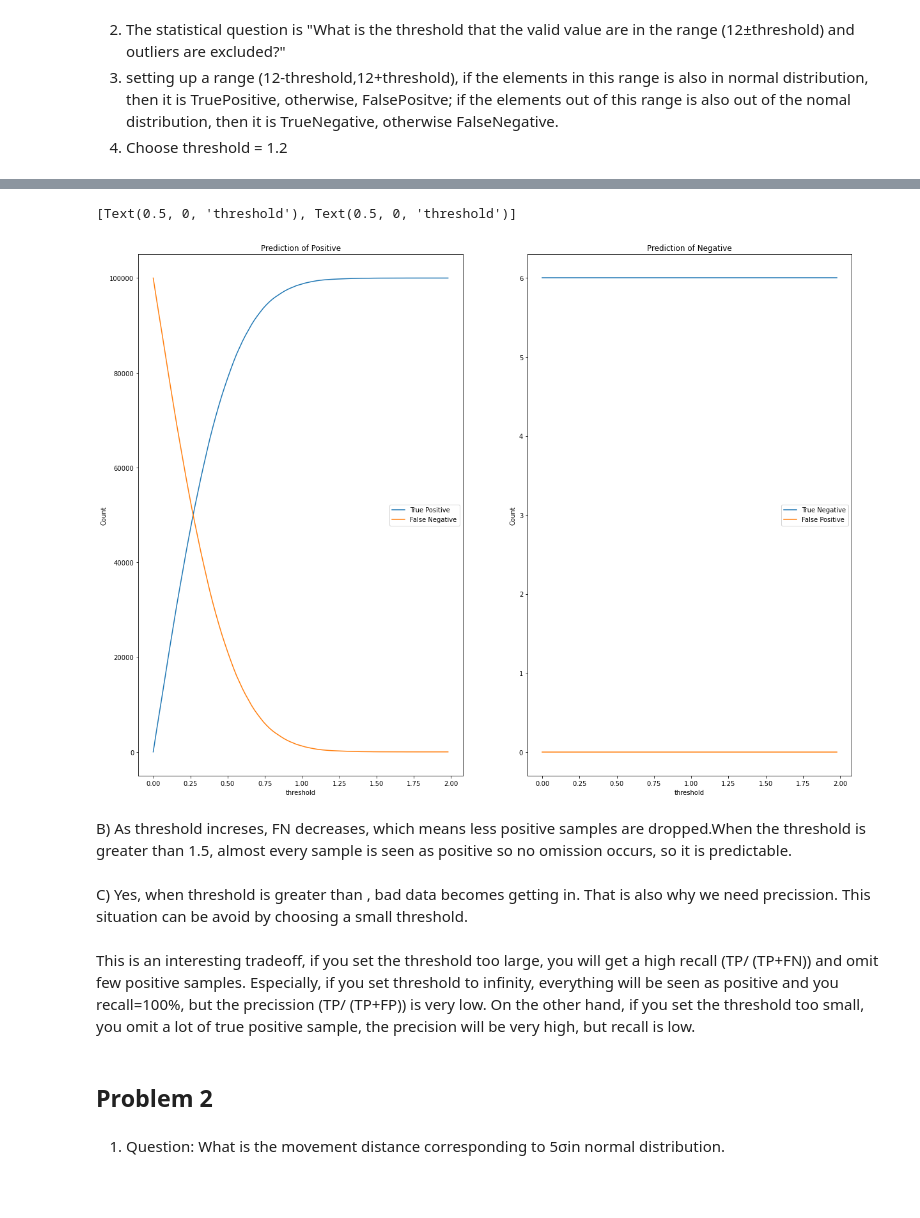
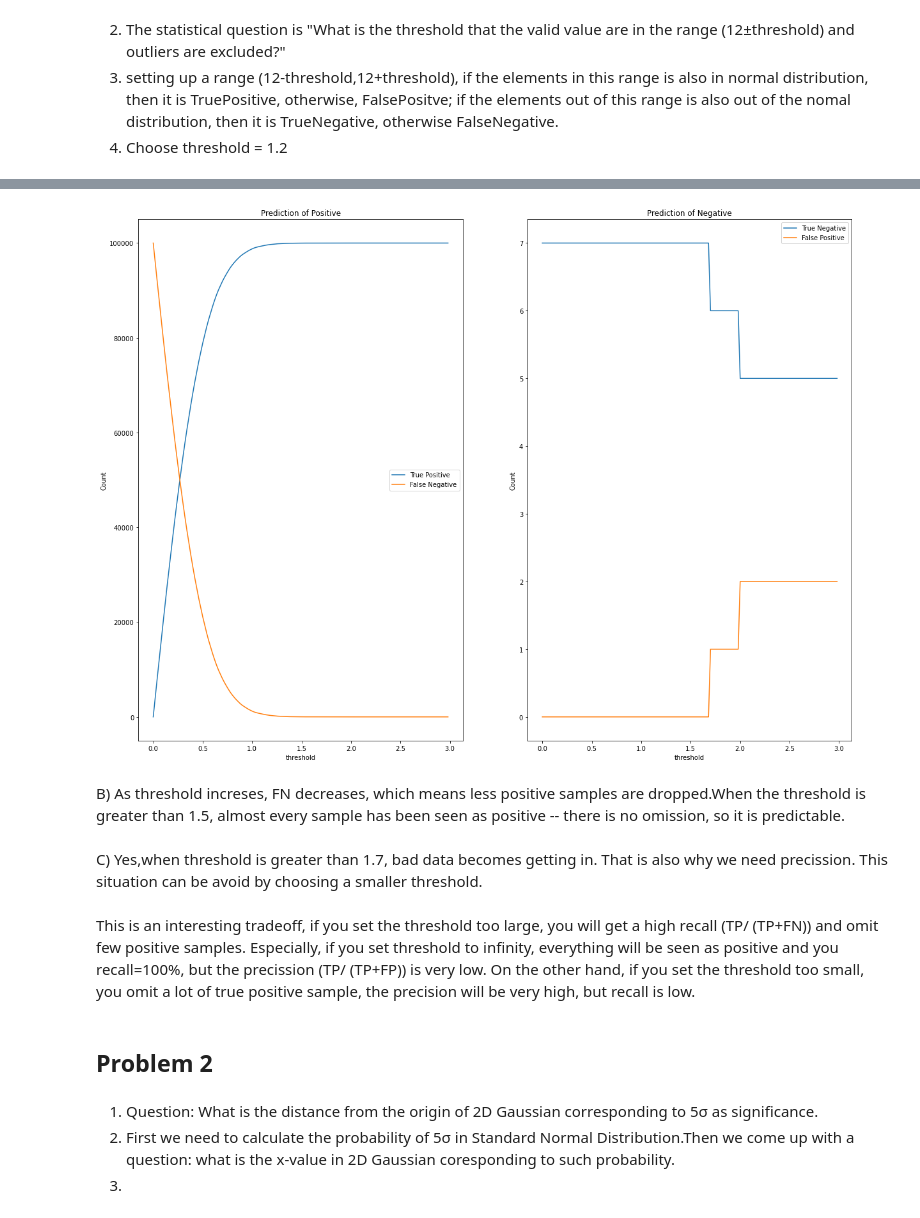
Before and after one commit to Noam-91/Advanced-Data-Analysis-Techniques-for-Large-Datasets, a Jupyter notebook: Lab 3.ipynb, the cells around one changed output, grey strips where cells are left out. Drawn from its saved outputs; the diff is of its cells as text; code cells hidden in the pictures; blank space fills up the shorter version.

```diff
--- a/Lab 3.ipynb
+++ b/Lab 3.ipynb
@@ -98,38 +98,37 @@ pd.DataFrame({"True T": [TP,FN],"Bad T":[FP,TN]},index=['Your Test Good','Your T
 # %%
-thresholds = np.arange(0,2,.02)
+# plt.rcParams["figure.figsize"] = (12,30)
+thresholds = np.arange(0,3,.02)
 fig,ax=plt.subplots(1, 2)
 posList = []
 negList = []
 for threshold in thresholds:
     TP,FP,FN,TN = eval(threshold,d,outliers,validValue)
     posList.append([TP,FP])
     negList.append([TN,FN])
 
 posList = np.transpose(posList,(1,0))
 negList = np.transpose(negList,(1,0))
 
 ax[0].plot(thresholds,posList[0],label="True Positive")
 ax[0].plot(thresholds,negList[1],label="False Negative")
 ax[1].plot(thresholds,negList[0],label="True Negative")
 ax[1].plot(thresholds,posList[1],label="False Positive")
 ax[0].set_xlabel("Threshold")
 ax[0].set_ylabel("Count")
 ax[1].set_xlabel("Threshold")
 ax[1].set_ylabel("Count")
 ax[0].legend()
 ax[1].legend()
 ax[0].set_title("Prediction of Positive")
 ax[1].set_title("Prediction of Negative")
 plt.setp(ax,xlabel="threshold")
+plt.show()
 # %% [output]
-[Text(0.5, 0, 'threshold'), Text(0.5, 0, 'threshold')]
-[figure, old version]
+[figure, new version]
 # %% [markdown]
-B) As threshold increses, FN decreases, which means less positive samples are dropped.When the threshold is greater than 1.5, almost every sample is seen as positive so no omission occurs, so it is predictable.
+B) As threshold increses, FN decreases, which means less positive samples are dropped.When the threshold is greater than 1.5, almost every sample has been seen as positive -- there is no omission, so it is predictable.
 # %% [markdown]
-C) Yes, when threshold is greater than , bad data becomes getting in. That is also why we need precission. This situation can be avoid by choosing a small threshold. <br><br>
+C) Yes,when threshold is greater than 1.7, bad data becomes getting in. That is also why we need precission. This situation can be avoid by choosing a smaller threshold. <br><br>
 This is an interesting tradeoff, if you set the threshold too large, you will get a high recall (TP/ (TP+FN)) and omit few positive samples. Especially, if you set threshold to infinity, everything will be seen as positive and you recall=100%, but the precission (TP/ (TP+FP)) is very low. On the other hand, if you set the threshold too small, you omit a lot of true positive sample, the precision will be very high, but recall is low.
 # %% [markdown]
 ## Problem 2
-# %% [markdown]
-1. Question: What is the movement distance corresponding to 5σin normal distribution.
@@ -137,0 +135,4 @@ This is an interesting tradeoff, if you set the threshold too large, you will ge
+# %% [markdown]
+1. Question: What is the distance from the origin of 2D Gaussian corresponding to 5σ as significance.<br>
+2. First we need to calculate the probability of 5σ in Standard Normal Distribution.Then we come up with a question: what is the x-value in 2D Gaussian coresponding to such probability.<br>
+3.
```
Also changed, not shown: parts of 10 cells of this notebook.
